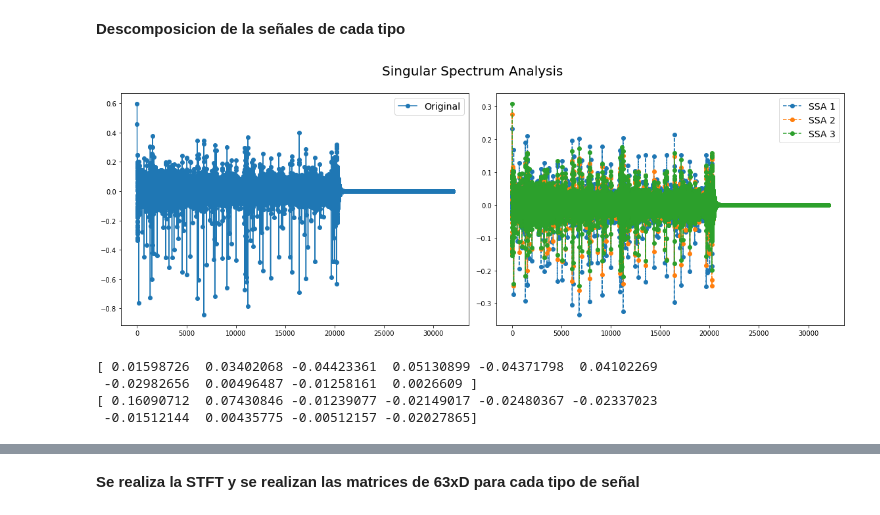
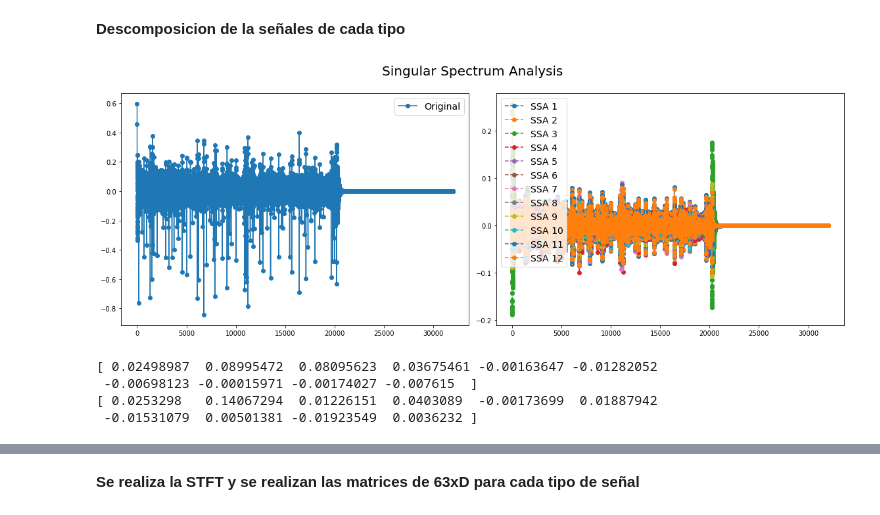
Before and after one commit to MyFirstVlog/signalProcessingSSA, a Jupyter notebook: signalProcessingPF.ipynb, the cells around one changed output, grey strips where cells are left out. Drawn from its saved outputs; the diff is of its cells as text; code cells hidden in the pictures.

```diff
--- a/signalProcessingPF.ipynb
+++ b/signalProcessingPF.ipynb
@@ -100,6 +108,7 @@ def signalEnergy(signalInput):
 # %%
 #Tele
-data_tele = sc.loadmat('/content/gdrive/My Drive/proyecto/sisTele.mat')
+data_tele = sc.loadmat('sisTele.mat')
+#data_tele = sc.loadmat('sisTele.mat")
 data_tele.keys() # variables del diccionario
 
 Y_tele = data_tele['Y']
@@ -123,7 +132,7 @@ plt.show()
 
 #regional
 
-data_reg = sc.loadmat('/content/gdrive/My Drive/proyecto/sisReg.mat')
+data_reg = sc.loadmat('sisReg.mat')
 data_reg.keys() # variables del diccionario
 
 Y_reg = data_reg['Y']
@@ -132,7 +141,7 @@ fs_reg = data_reg['fs']
 #Local
 
 
-data_loc = sc.loadmat('/content/gdrive/My Drive/proyecto/sisLoc.mat')
+data_loc = sc.loadmat('sisLoc.mat')
 data_loc.keys() # variables del diccionario
 
 Y_loc = data_loc['Y']
@@ -188,11 +209,14 @@ signalFilteredLoc = np.zeros((Y_loc.shape[0],Y_loc.shape[1]))
 signalFilteredReg = np.zeros((Y_reg.shape[0],Y_reg.shape[1]))
 
 fs = fs_tele
+
 lowcut = 1
 highcut = 49.7
 order = 9
-for i in [3,6,9]: # diagramas de bode
-  b, a = butter_bandpass(lowcut, highcut, fs, order)
+
+for i in [1,9,18]: # diagramas de bode
+  b, a = butter_bandpass(lowcut, highcut, fs, i)
+
   angularFreq, freqResponse, phaseResponse = butter_bandpass_bode(b,a)
   plt.figure(i)
   plt.semilogx(angularFreq, freqResponse)
@@ -208,6 +232,6 @@ for j in range (0,Y_tele.shape[0]): # señales filtradas
   signalFilteredTele[j,:] = butter_bandpass_filter(Y_tele[j,:], lowcut, highcut, fs, order)
   signalFilteredReg[j,:] = butter_bandpass_filter(Y_reg[j,:], lowcut, highcut, fs, order)
   signalFilteredLoc[j,:] = butter_bandpass_filter(Y_loc[j,:], lowcut, highcut, fs, order)
-  print(j)
-  print(signalFilteredLoc[j,:10])
+  #print(j)
+  #print(signalFilteredLoc[j,:10])
 # %% [output]
@@ -241,7 +257,7 @@ for j in range (0,Y_tele.shape[0]): # señales filtradas
 **Descomposicion de la señales de cada tipo**
 # %%
 x_tele = signalFilteredTele
-groups = 3
+groups = 12
 ssaTele = SingularSpectrumAnalysis(window_size=groups)
 X_ssaTele = ssaTele.fit_transform(x_tele)
 
@@ -252,35 +268,35 @@ ax1 = plt.subplot(121)
 ax1.plot(x_tele[idSignal], 'o-', label='Original')
 ax1.legend(loc='best', fontsize=14)
 
 ax2 = plt.subplot(122)
 for i in range(groups):
     ax2.plot(X_ssaTele[idSignal, i], 'o--', label='SSA {0}'.format(i + 1))
 ax2.legend(loc='best', fontsize=14)
 
 plt.suptitle('Singular Spectrum Analysis', fontsize=20)
 
 plt.tight_layout()
 plt.subplots_adjust(top=0.88)
 plt.show()
 
 #Regional
 
 x_reg = signalFilteredReg
 ssaReg = SingularSpectrumAnalysis(window_size=groups)
 X_ssaReg = ssaReg.fit_transform(x_reg)
 
 print(X_ssaReg[10,2,:10])
 
 #Local
 
 x_loc = signalFilteredLoc
 ssaLoc = SingularSpectrumAnalysis(window_size=groups)
 X_ssaLoc = ssaLoc.fit_transform(x_loc)
 
 print(X_ssaLoc[10,2,:10])
 # %% [output]
-[figure, old version]
+[figure, new version]
-[ 0.01598726  0.03402068 -0.04423361  0.05130899 -0.04371798  0.04102269
- -0.02982656  0.00496487 -0.01258161  0.0026609 ]
-[ 0.16090712  0.07430846 -0.01239077 -0.02149017 -0.02480367 -0.02337023
- -0.01512144  0.00435775 -0.00512157 -0.02027865]
+[ 0.02498987  0.08995472  0.08095623  0.03675461 -0.00163647 -0.01282052
+ -0.00698123 -0.00015971 -0.00174027 -0.007615  ]
+[ 0.0253298   0.14067294  0.01226151  0.0403089  -0.00173699  0.01887942
+ -0.01531079  0.00501381 -0.01923549  0.0036232 ]
```
Also changed, not shown: parts of 44 cells of this notebook.
